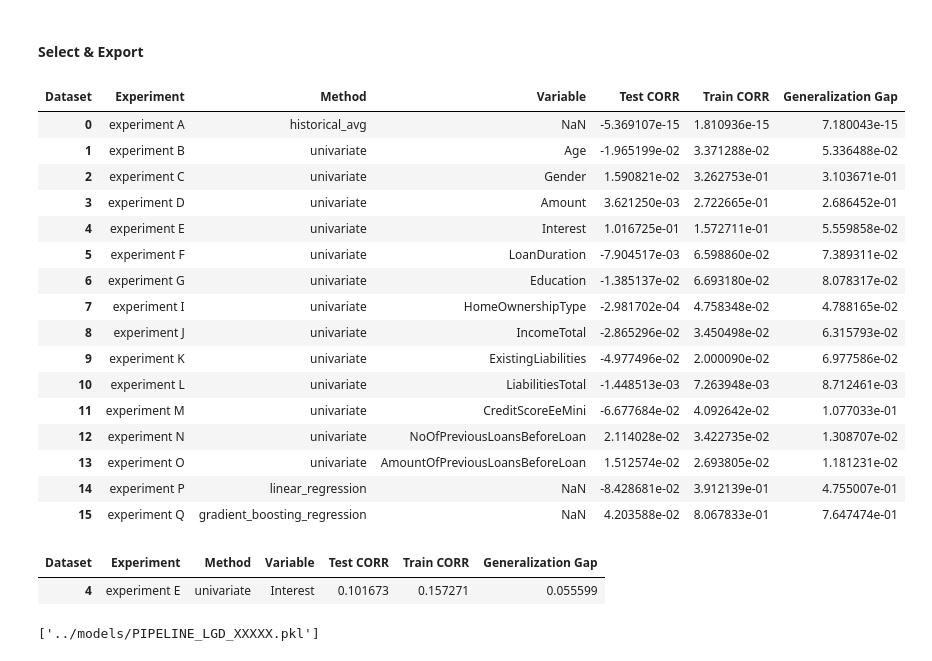
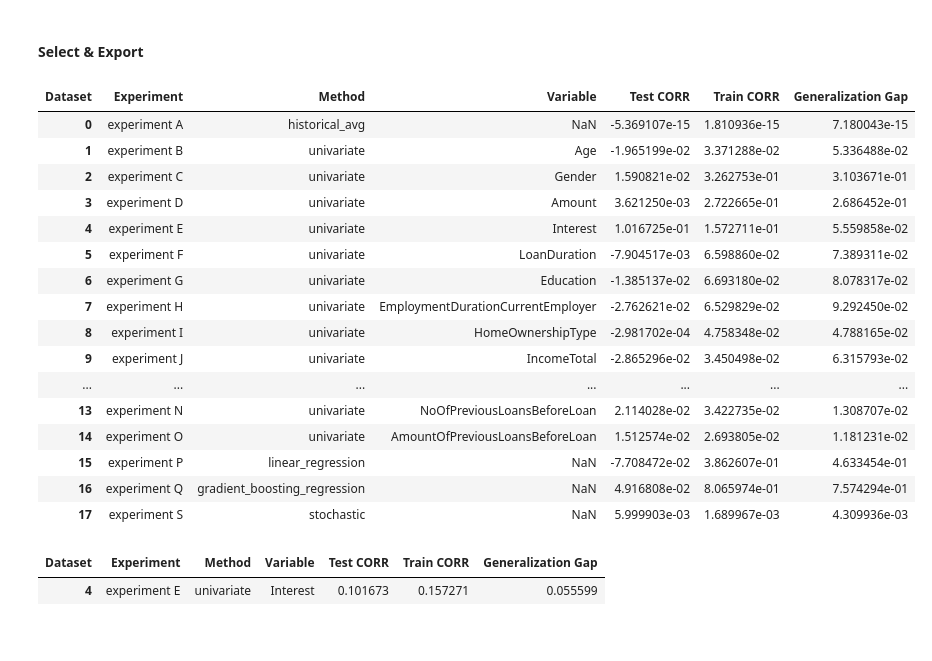
Before and after one commit to kostis2019/CREDIT-RISK-FRAMEWORK, a Jupyter notebook: notebooks/05_LGD_model_development.ipynb, the cells around one changed output. Cells and saved outputs as stored; diff of their text form; code cells hidden in the pictures.

Commit message:
implemented stochastic LGD estimator

```diff
--- a/notebooks/05_LGD_model_development.ipynb
+++ b/notebooks/05_LGD_model_development.ipynb
@@ -62,12 +62,10 @@ from sklearn import set_config; set_config(transform_output="pandas") # set skle
 # %%
 # load input file
 
-#full_dataset = input_load(2019, 2020)
 full_dataset = input_load(2019, 2020, column_date=settings.COLUMN_DATE, column_year=settings.COLUMN_YEAR)
 
 # create def12
 
-#full_dataset, dr_summary = create_target_def12(full_dataset)
 full_dataset, dr_summary = create_target_def12(full_dataset,
                                                settings.COLUMN_DATE,
                                                settings.COLUMN_YEAR,
@@ -80,11 +78,14 @@ full_dataset, dr_summary = create_target_def12(full_dataset,
 
 windows = {"train": (2019, 2019), "test":  (2020, 2020)}
 
-#splits = time_split(full_dataset, "Year", windows)
-splits = time_split(full_dataset, settings.COLUMN_YEAR, windows, settings.COLUMN_TARGET)
+splits = time_split(full_dataset, settings.COLUMN_YEAR, windows, target="LossGivenDefault")
 
 ds_trai = splits["train"]["df"]
 ds_test = splits["test"]["df"]
+X_trai  = splits["train"]["X"]
+X_test  = splits["test"]["X"]
+y_trai  = splits["train"]["y"]
+y_test  = splits["test"]["y"]
 # %% [output]
 ============================================================
 SPLIT SUMMARY
@@ -119,25 +120,14 @@ plot_variable_explore(ds_all_years, variable="LossGivenDefault", column_year=set
 # %%
 # explore lgd & recovery
 
-columns_to_explore = [
-    "Age",
-    "Gender",
-    "Amount",
-    "Interest",
-    "LoanDuration",
-    "Education",
-    "EmploymentDurationCurrentEmployer",
-    "HomeOwnershipType",
-    "IncomeTotal",
-    "ExistingLiabilities",
-    "LiabilitiesTotal",
-    "CreditScoreEeMini",
-    "NoOfPreviousLoansBeforeLoan",
-    "AmountOfPreviousLoansBeforeLoan",
-    "PreviousRepaymentsBeforeLoan"
+lgd_cols = [
+    feature
+    for feature, metadata in settings.FEATURES.items()
+    if  metadata["lgd_eligible"] is True
+    #and metadata["type"] == "categorical"
 ]
 
-for variable in columns_to_explore:
+for variable in lgd_cols:
     if splits["train"]["df"][variable].nunique() <= 20:
         print(variable)
         plot_var_vs_lgd(splits["train"]["df"], variable)
@@ -403,7 +327,7 @@ experiments = [
     ("experiment E", "univariate", "num__Interest"),
     ("experiment F", "univariate", "num__LoanDuration"),
     ("experiment G", "univariate", "cat__Education"),
-    #("experiment H", "univariate", "num__EmploymentDurationCurrentEmployer"),
+    ("experiment H", "univariate", "num__EmploymentDurationCurrentEmployer"),
     ("experiment I", "univariate", "cat__HomeOwnershipType"),
     ("experiment J", "univariate", "num__IncomeTotal"),
     ("experiment K", "univariate", "num__ExistingLiabilities"),
@@ -539,0 +483,8 @@ LGD estimation method: gradient_boosting_regression
+# %%
+# initialise experiments
+
+experiments = [
+    ("experiment S", "stochastic", None),
+]
+
+experiment_metrics = []
@@ -542,32 +560,32 @@ LGD estimation method: gradient_boosting_regression
 # %%
 # put together: EMPIRICAL, MODEL estimators
 
-experiment_metrics_ALL = pd.concat([experiment_metrics_EMPIRICAL, experiment_metrics_MODEL], axis=0)
+experiment_metrics_ALL = pd.concat([experiment_metrics_EMPIRICAL, experiment_metrics_MODEL, experiment_metrics_STOCH], axis=0)
 
 # model selector
 
 selection_table, best_model = model_selector(experiment_metrics_ALL, metric="CORR")
 
 display(selection_table)
 display(best_model)
 # %% [output]
 | Dataset | Experiment | Method | Variable | Test CORR | Train CORR | Generalization Gap |
 | 0 | experiment A | historical_avg | NaN | -5.369107e-15 | 1.810936e-15 | 7.180043e-15 |
 | 1 | experiment B | univariate | Age | -1.965199e-02 | 3.371288e-02 | 5.336488e-02 |
 | 2 | experiment C | univariate | Gender | 1.590821e-02 | 3.262753e-01 | 3.103671e-01 |
 | 3 | experiment D | univariate | Amount | 3.621250e-03 | 2.722665e-01 | 2.686452e-01 |
 | 4 | experiment E | univariate | Interest | 1.016725e-01 | 1.572711e-01 | 5.559858e-02 |
 | 5 | experiment F | univariate | LoanDuration | -7.904517e-03 | 6.598860e-02 | 7.389311e-02 |
 | 6 | experiment G | univariate | Education | -1.385137e-02 | 6.693180e-02 | 8.078317e-02 |
-| 7 | experiment I | univariate | HomeOwnershipType | -2.981702e-04 | 4.758348e-02 | 4.788165e-02 |
-| 8 | experiment J | univariate | IncomeTotal | -2.865296e-02 | 3.450498e-02 | 6.315793e-02 |
-| 9 | experiment K | univariate | ExistingLiabilities | -4.977496e-02 | 2.000090e-02 | 6.977586e-02 |
-| 10 | experiment L | univariate | LiabilitiesTotal | -1.448513e-03 | 7.263948e-03 | 8.712461e-03 |
-| 11 | experiment M | univariate | CreditScoreEeMini | -6.677684e-02 | 4.092642e-02 | 1.077033e-01 |
-| 12 | experiment N | univariate | NoOfPreviousLoansBeforeLoan | 2.114028e-02 | 3.422735e-02 | 1.308707e-02 |
-| 13 | experiment O | univariate | AmountOfPreviousLoansBeforeLoan | 1.512574e-02 | 2.693805e-02 | 1.181231e-02 |
-| 14 | experiment P | linear_regression | NaN | -8.428681e-02 | 3.912139e-01 | 4.755007e-01 |
-| 15 | experiment Q | gradient_boosting_regression | NaN | 4.203588e-02 | 8.067833e-01 | 7.647474e-01 |
+| 7 | experiment H | univariate | EmploymentDurationCurrentEmployer | -2.762621e-02 | 6.529829e-02 | 9.292450e-02 |
+| 8 | experiment I | univariate | HomeOwnershipType | -2.981702e-04 | 4.758348e-02 | 4.788165e-02 |
+| 9 | experiment J | univariate | IncomeTotal | -2.865296e-02 | 3.450498e-02 | 6.315793e-02 |
+| ... | ... | ... | ... | ... | ... | ... |
+| 13 | experiment N | univariate | NoOfPreviousLoansBeforeLoan | 2.114028e-02 | 3.422735e-02 | 1.308707e-02 |
+| 14 | experiment O | univariate | AmountOfPreviousLoansBeforeLoan | 1.512574e-02 | 2.693805e-02 | 1.181231e-02 |
+| 15 | experiment P | linear_regression | NaN | -7.708472e-02 | 3.862607e-01 | 4.633454e-01 |
+| 16 | experiment Q | gradient_boosting_regression | NaN | 4.916808e-02 | 8.065974e-01 | 7.574294e-01 |
+| 17 | experiment S | stochastic | NaN | 5.999903e-03 | 1.689967e-03 | 4.309936e-03 |
 | Dataset | Experiment | Method | Variable | Test CORR | Train CORR | Generalization Gap |
 | 4 | experiment E | univariate | Interest | 0.101673 | 0.157271 | 0.055599 |
 # %%
@@ -580,7 +598,5 @@ lgd_pipeline = {
 # %%
 # pipeline export
 
-import joblib
-joblib.dump(lgd_pipeline, "../models/PIPELINE_LGD_XXXXX.pkl")
+# import joblib
+# joblib.dump(lgd_pipeline, "../models/PIPELINE_LGD_XXXXX.pkl")
-# %% [output]
-['../models/PIPELINE_LGD_XXXXX.pkl']
```
Also changed, not shown: parts of 17 cells of this notebook, 7 other files.
